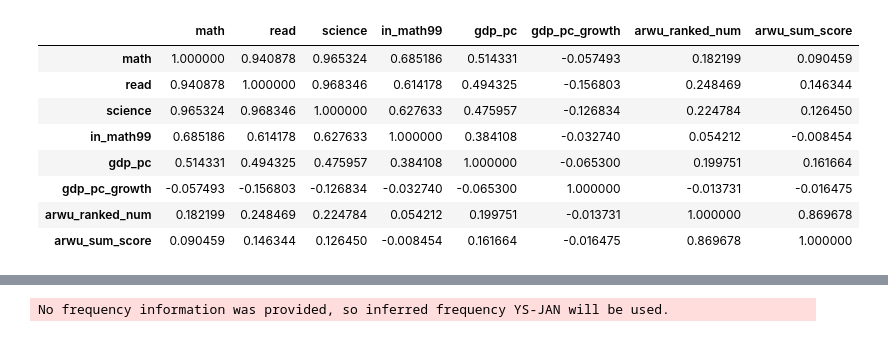
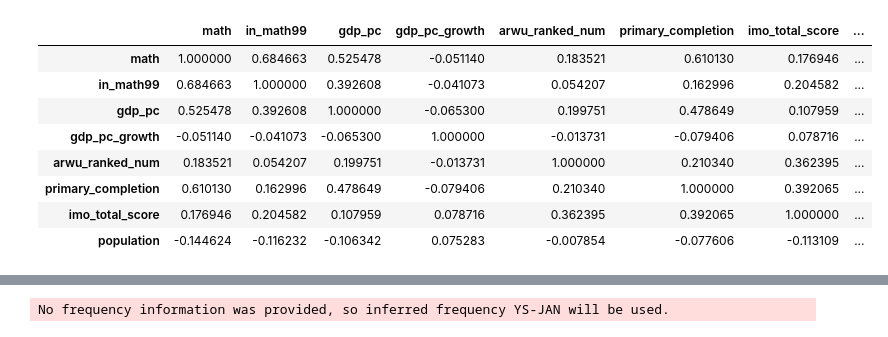
Before and after one commit to jamesxu123/econ442, a Jupyter notebook: old_explore.ipynb, the cells around one changed output, grey strips where cells are left out. Saved outputs shown, nothing was run; the diff lists cells and outputs as text; code cells hidden in the pictures.

```diff
--- a/old_explore.ipynb
+++ b/old_explore.ipynb
@@ -3,7 +3,7 @@ import polars as pl
 import numpy as np
 import pandas as pd
 # %%
-df = pl.scan_parquet("data/combined_PISA_00_18_all.parquet")
+df = pl.scan_parquet("data/PISA_00-18.parquet")
 # %%
 df.columns
 # %% [output]
@@ -37,6 +37,10 @@ arwu = pl.scan_parquet("data/arwu_2003-2023.parquet").group_by(["country", "year
 merged = worldbank.join(arwu, left_on=["country", "year"], right_on=["country", "year"], how="left").filter(pl.col("year") >= 2003)
 # %%
 merged = merged.join(q, on=["country", "year"], how="left").with_columns(pl.col("arwu_ranked_num").fill_null(0), pl.col("arwu_sum_score").fill_null(0))
+# %%
+imo_df = pl.scan_parquet("./data/imo_00_23.parquet").select(["code", "total", "year"]).rename({"code": "country", "total": "imo_total_score"})
+# %%
+merged = merged.join(imo_df, on=["country", "year"], how="left").with_columns(pl.col("imo_total_score").fill_null(0))
 # %%
 df2 = merged.collect()
 # %%
@@ -110,15 +131,15 @@ shape: (9, 15)
 # %%
-pd_df[["math", "read", "science", "in_math99", "gdp_pc", "gdp_pc_growth", "arwu_ranked_num", "arwu_sum_score"]].corr()
+pd_df[["math", "in_math99", "gdp_pc", "gdp_pc_growth", "arwu_ranked_num", "primary_completion", "imo_total_score", "population"]].corr()
 # %% [output]
-|  | math | read | science | in_math99 | gdp_pc | gdp_pc_growth | arwu_ranked_num | arwu_sum_score |
-| math | 1.000000 | 0.940878 | 0.965324 | 0.685186 | 0.514331 | -0.057493 | 0.182199 | 0.090459 |
-| read | 0.940878 | 1.000000 | 0.968346 | 0.614178 | 0.494325 | -0.156803 | 0.248469 | 0.146344 |
-| science | 0.965324 | 0.968346 | 1.000000 | 0.627633 | 0.475957 | -0.126834 | 0.224784 | 0.126450 |
-| in_math99 | 0.685186 | 0.614178 | 0.627633 | 1.000000 | 0.384108 | -0.032740 | 0.054212 | -0.008454 |
-| gdp_pc | 0.514331 | 0.494325 | 0.475957 | 0.384108 | 1.000000 | -0.065300 | 0.199751 | 0.161664 |
-| gdp_pc_growth | -0.057493 | -0.156803 | -0.126834 | -0.032740 | -0.065300 | 1.000000 | -0.013731 | -0.016475 |
-| arwu_ranked_num | 0.182199 | 0.248469 | 0.224784 | 0.054212 | 0.199751 | -0.013731 | 1.000000 | 0.869678 |
-| arwu_sum_score | 0.090459 | 0.146344 | 0.126450 | -0.008454 | 0.161664 | -0.016475 | 0.869678 | 1.000000 |
+|  | math | in_math99 | gdp_pc | gdp_pc_growth | arwu_ranked_num | primary_completion | imo_total_score | ... |
+| math | 1.000000 | 0.684663 | 0.525478 | -0.051140 | 0.183521 | 0.610130 | 0.176946 | ... |
+| in_math99 | 0.684663 | 1.000000 | 0.392608 | -0.041073 | 0.054207 | 0.162996 | 0.204582 | ... |
+| gdp_pc | 0.525478 | 0.392608 | 1.000000 | -0.065300 | 0.199751 | 0.478649 | 0.107959 | ... |
+| gdp_pc_growth | -0.051140 | -0.041073 | -0.065300 | 1.000000 | -0.013731 | -0.079406 | 0.078716 | ... |
+| arwu_ranked_num | 0.183521 | 0.054207 | 0.199751 | -0.013731 | 1.000000 | 0.210340 | 0.362395 | ... |
+| primary_completion | 0.610130 | 0.162996 | 0.478649 | -0.079406 | 0.210340 | 1.000000 | 0.392065 | ... |
+| imo_total_score | 0.176946 | 0.204582 | 0.107959 | 0.078716 | 0.362395 | 0.392065 | 1.000000 | ... |
+| population | -0.144624 | -0.116232 | -0.106342 | 0.075283 | -0.007854 | -0.077606 | -0.113109 | ... |
 # %%
 import plotly.express as px
 # %%
```
Also changed, not shown: parts of 14 cells of this notebook, 3 other files.
